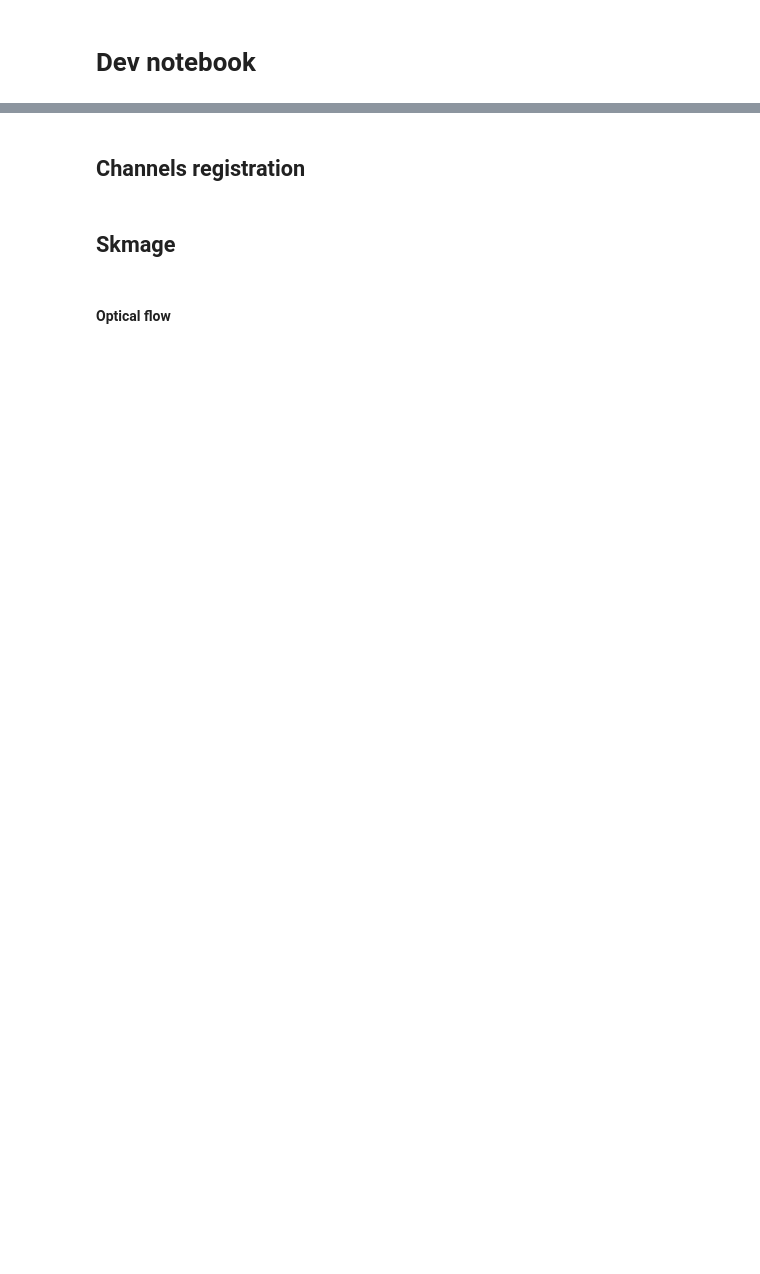
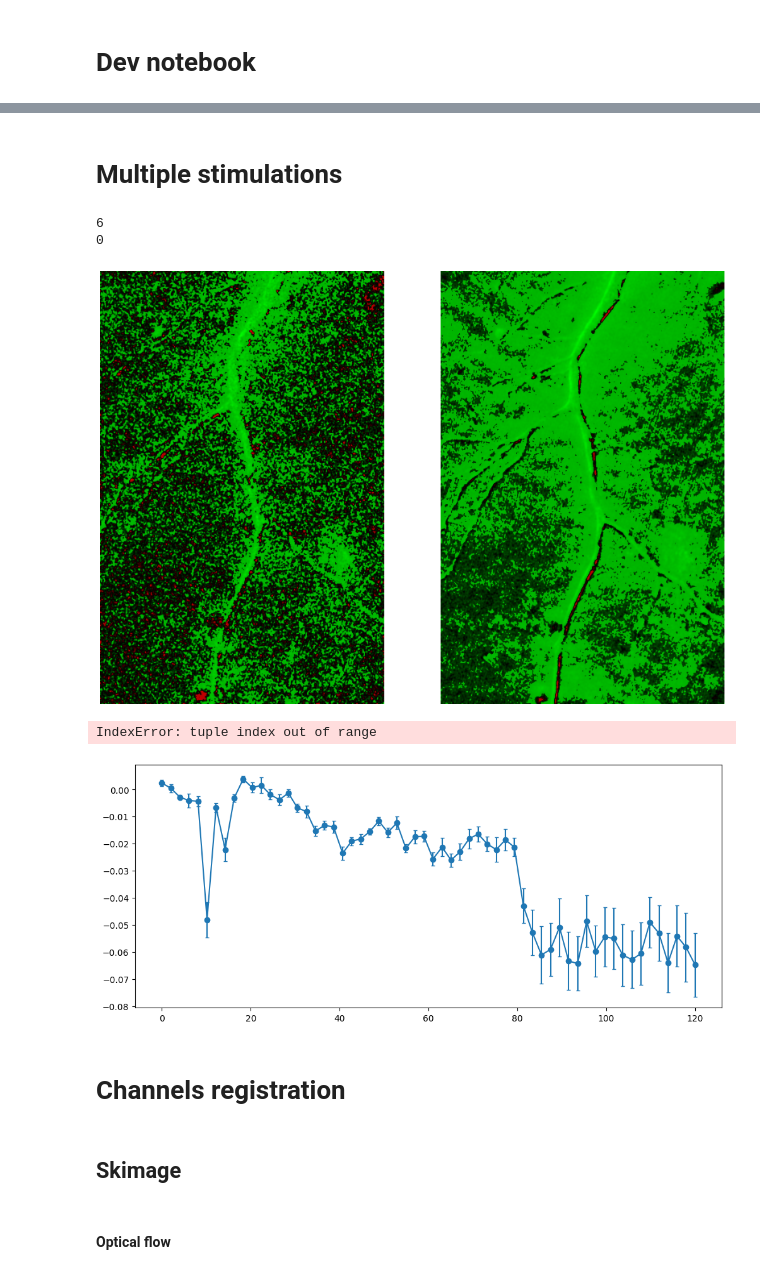
Before and after one commit to wisstock/LTData, a Jupyter notebook: demo.ipynb, the cells around one changed output, grey strips where cells are left out. Saved outputs shown, nothing was run; the diff lists cells and outputs as text; code cells hidden in the pictures; blank space fills up the shorter version.

```diff
--- a/demo.ipynb
+++ b/demo.ipynb
@@ -53,7 +54,79 @@ reg.processes_mask_pic()
+# %% [markdown]
+# Multiple stimulations
+# %%
+def up_mask_calc(input_img_series:np.ndarray, input_img_mask:np.ndarray,
+                    sd_tolerance:int=2,
+                    base_frames:int=5,
+                    stim_list:list[int]=[10], stim_win:int=5):
+    ref_img_series = filters.gaussian(input_img_series, sigma=1.25, channel_axis=0)
+
+    img_base = np.mean(ref_img_series[:base_frames], axis=0)
+
+    stim_dict = {}
+    for stim_start in stim_list:
+        img_max = np.mean(ref_img_series[stim_start:stim_start+stim_win+1], axis=0)
+
+        img_diff = img_max - img_base
+        img_diff = img_diff/np.max(np.abs(img_diff))
+
+        diff_sd = np.std(ma.masked_where(~input_img_mask, img_diff))
+        up_mask = img_diff > diff_sd * sd_tolerance
+
+        up_mask_filt = morphology.opening(up_mask, footprint=morphology.disk(2))
+        up_mask_filt = morphology.dilation(up_mask_filt, footprint=morphology.disk(1))
+        up_label = measure.label(up_mask_filt)
+
+        print(up_label.max())
+
+        stim_dict.update({stim_start:{'img_max':img_max,
+                                      'img_diff':img_diff,
+                                      'up_mask':up_mask_filt,
+                                      'up_label':up_label}})
+
+    fig = plt.figure(figsize= (20, 20))
+    for i in range(len(stim_list)):
+        ax = fig.add_subplot(1, len(stim_list), i+1)
+        ax.imshow(stim_dict[stim_list[i]]['img_diff'],
+                  cmap=CMaps().cmap_red_green, vmin=-1, vmax=1)
+        # ax.imshow(stim_dict[stim_list[i]]['up_label'])
+        ax.axis('off')
+    plt.show()
+
+    return stim_dict
+
+stim_dict = up_mask_calc(input_img_series=reg.fp1_img, input_img_mask=reg.proc_mask,
+                         sd_tolerance=1.5,
+                         base_frames=9,
+                         stim_list=[9, 34], stim_win=3)
+
+
+prof1_1, _ = masking.label_prof_arr(input_label=stim_dict[9]['up_label'], input_img_series=reg.fp1_img)
+prof1_2, _ = masking.label_prof_arr(input_label=stim_dict[34]['up_label'], input_img_series=reg.fp1_img)
+
+prof2_1, _ = masking.label_prof_arr(input_label=stim_dict[9]['up_label'], input_img_series=reg.fp2_img)
+prof2_2, _ = masking.label_prof_arr(input_label=stim_dict[34]['up_label'], input_img_series=reg.fp2_img)
+
+plot.stat_line_plot(arr_list=[prof1_1, prof1_2],
+                    lab_list=['stim_1', 'stim_2'],
+                    stat_method='ci',
+                    stim_t=20,
+                    figsize=(12,5))
+
+plot.stat_line_plot(arr_list=[prof2_1, prof2_2],
+                    lab_list=['stim_1', 'stim_2'],
+                    stat_method='ci',
+                    stim_t=20,
+                    figsize=(12,5))
+# %% [output]
+6
+0
+[figure, added]
+IndexError: tuple index out of range
+[figure, added]
 # %% [markdown]
-## Channels registration
+# Channels registration
 # %% [markdown]
-## Skmage
+## Skimage
 # %%
 from skimage import data, draw
 from skimage.registration import phase_cross_correlation
```
Also changed, not shown: parts of 19 cells of this notebook, 2 other files.
